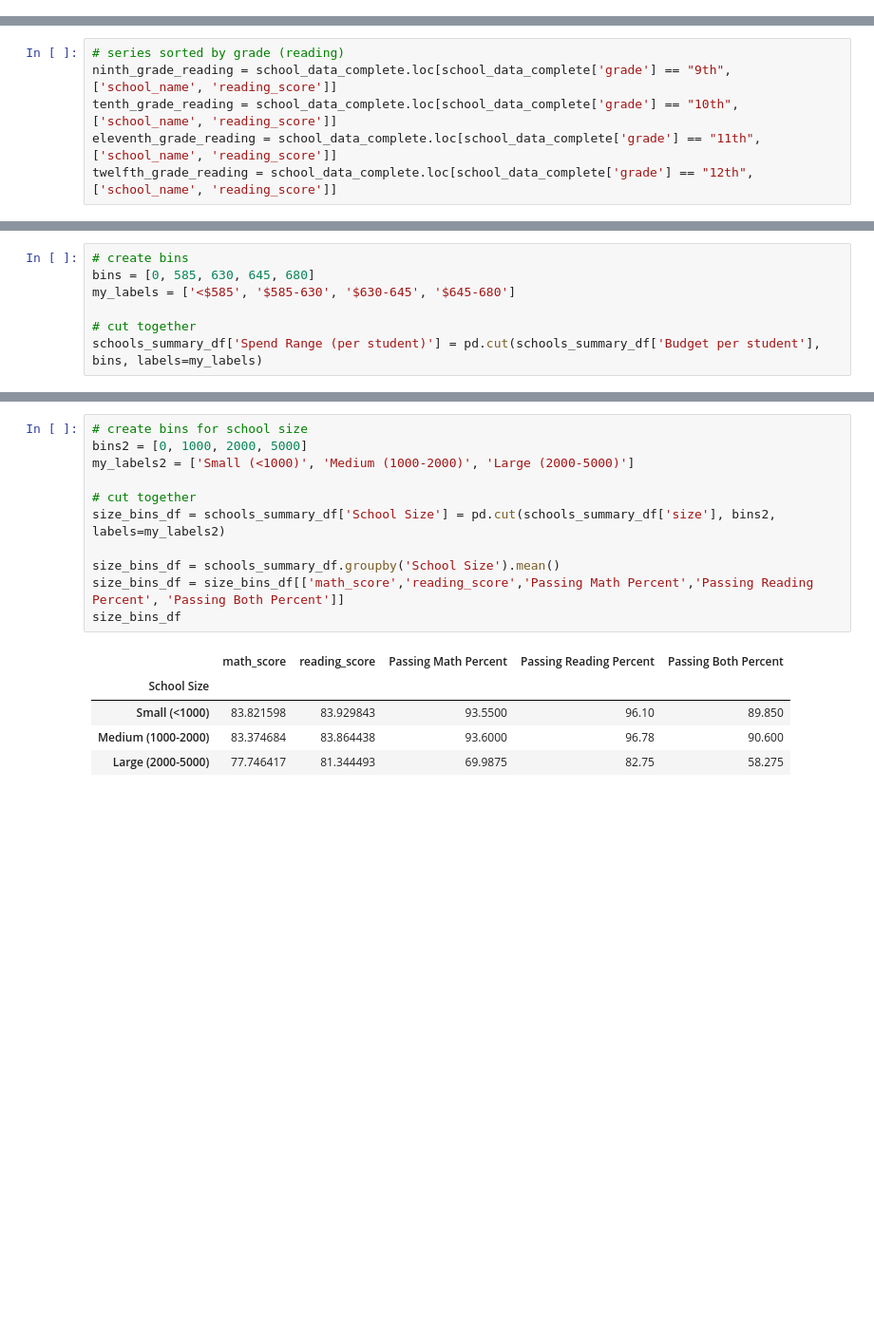
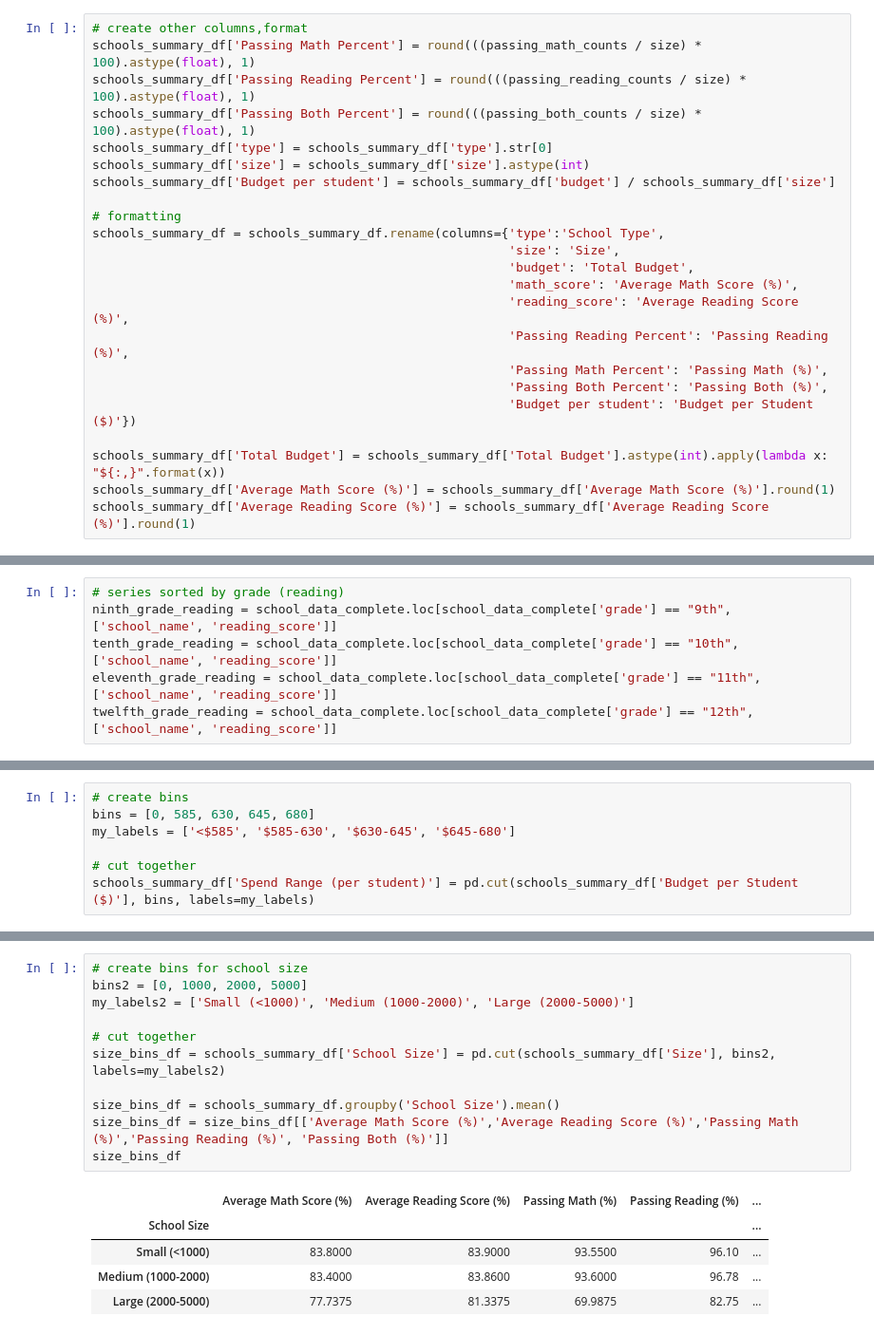
Before and after one commit to rileyfritz/pandas-challenge, a Jupyter notebook: PyCitySchools/PyCity Schools.ipynb, the cells around one changed output, grey strips where cells are left out. Shown at 95% size. Saved outputs shown, nothing was run; the diff lists cells and outputs as text; blank space fills up the shorter version.

Commit message:
final version. values checked and formatted

```diff
--- a/PyCitySchools/PyCity Schools.ipynb
+++ b/PyCitySchools/PyCity Schools.ipynb
@@ -122,0 +81,23 @@ schools_summary_df['Budget per student'] = schools_summary_df['budget'] / school
+# %%
+# create other columns,format
+schools_summary_df['Passing Math Percent'] = round(((passing_math_counts / size) * 100).astype(float), 1)
+schools_summary_df['Passing Reading Percent'] = round(((passing_reading_counts / size) * 100).astype(float), 1)
+schools_summary_df['Passing Both Percent'] = round(((passing_both_counts / size) * 100).astype(float), 1)
+schools_summary_df['type'] = schools_summary_df['type'].str[0]
+schools_summary_df['size'] = schools_summary_df['size'].astype(int)
+schools_summary_df['Budget per student'] = schools_summary_df['budget'] / schools_summary_df['size']
+
+# formatting
+schools_summary_df = schools_summary_df.rename(columns={'type':'School Type',
+                                                        'size': 'Size',
+                                                        'budget': 'Total Budget',
+                                                        'math_score': 'Average Math Score (%)',
+                                                        'reading_score': 'Average Reading Score (%)',
+                                                        'Passing Reading Percent': 'Passing Reading (%)',
+                                                        'Passing Math Percent': 'Passing Math (%)',
+                                                        'Passing Both Percent': 'Passing Both (%)',
+                                                        'Budget per student': 'Budget per Student ($)'})
+
+schools_summary_df['Total Budget'] = schools_summary_df['Total Budget'].astype(int).apply(lambda x: "${:,}".format(x))
+schools_summary_df['Average Math Score (%)'] = schools_summary_df['Average Math Score (%)'].round(1)
+schools_summary_df['Average Reading Score (%)'] = schools_summary_df['Average Reading Score (%)'].round(1)
@@ -178,7 +222,7 @@ bins = [0, 585, 630, 645, 680]
 my_labels = ['<$585', '$585-630', '$630-645', '$645-680']
 
 # cut together
-schools_summary_df['Spend Range (per student)'] = pd.cut(schools_summary_df['Budget per student'], bins, labels=my_labels)
+schools_summary_df['Spend Range (per student)'] = pd.cut(schools_summary_df['Budget per Student ($)'], bins, labels=my_labels)
 # %%
 # groupby budget group
 budget_bins_df = schools_summary_df.groupby('Spend Range (per student)').mean()
@@ -194,17 +238,17 @@ budget_bins_df
 # %%
 # create bins for school size
 bins2 = [0, 1000, 2000, 5000]
 my_labels2 = ['Small (<1000)', 'Medium (1000-2000)', 'Large (2000-5000)']
 
 # cut together
-size_bins_df = schools_summary_df['School Size'] = pd.cut(schools_summary_df['size'], bins2, labels=my_labels2)
+size_bins_df = schools_summary_df['School Size'] = pd.cut(schools_summary_df['Size'], bins2, labels=my_labels2)
 
 size_bins_df = schools_summary_df.groupby('School Size').mean()
-size_bins_df = size_bins_df[['math_score','reading_score','Passing Math Percent','Passing Reading Percent', 'Passing Both Percent']]
+size_bins_df = size_bins_df[['Average Math Score (%)','Average Reading Score (%)','Passing Math (%)','Passing Reading (%)', 'Passing Both (%)']]
 size_bins_df
 # %% [output]
-|  | math_score | reading_score | Passing Math Percent | Passing Reading Percent | Passing Both Percent |
-| School Size |  |  |  |  |  |
-| Small (<1000) | 83.821598 | 83.929843 | 93.5500 | 96.10 | 89.850 |
-| Medium (1000-2000) | 83.374684 | 83.864438 | 93.6000 | 96.78 | 90.600 |
-| Large (2000-5000) | 77.746417 | 81.344493 | 69.9875 | 82.75 | 58.275 |
+|  | Average Math Score (%) | Average Reading Score (%) | Passing Math (%) | Passing Reading (%) | ... |
+| School Size |  |  |  |  | ... |
+| Small (<1000) | 83.8000 | 83.9000 | 93.5500 | 96.10 | ... |
+| Medium (1000-2000) | 83.4000 | 83.8600 | 93.6000 | 96.78 | ... |
+| Large (2000-5000) | 77.7375 | 81.3375 | 69.9875 | 82.75 | ... |
```
Also changed, not shown: parts of 17 cells of this notebook.
